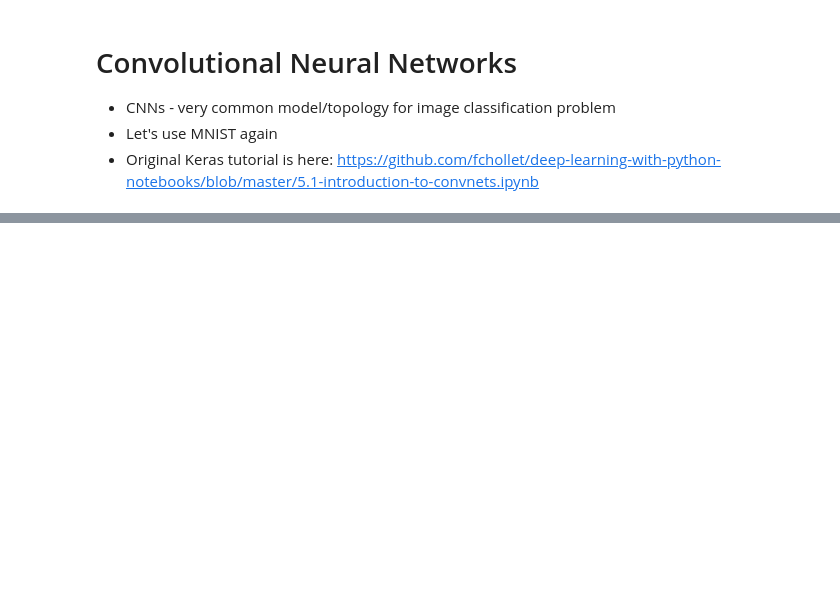
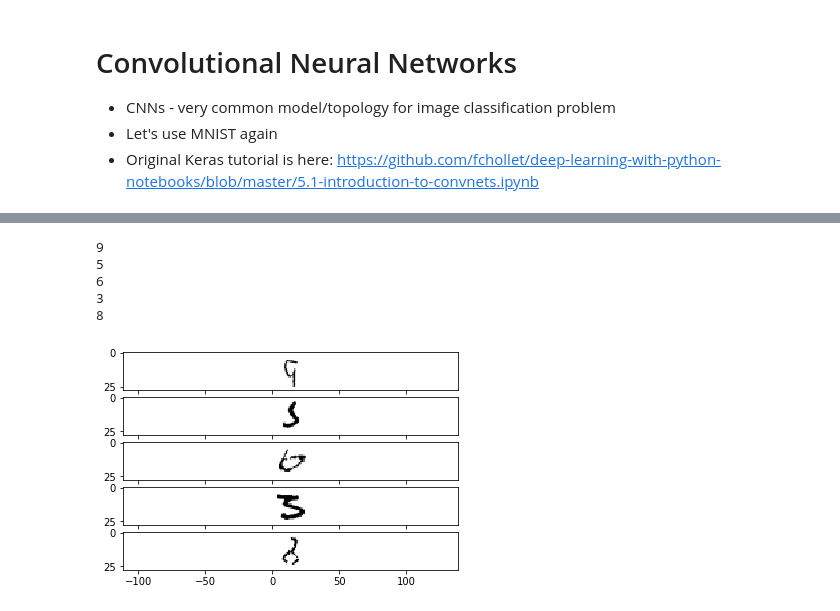
Before and after one commit to vakarpus/UWCC-ML410-Spring2018, a Jupyter notebook: demo04-MNIST-Keras-CNN.ipynb, the cells around one changed output, grey strips where cells are left out. Cells and saved outputs as stored; diff of their text form; code cells hidden in the pictures; blank space fills up the shorter version.

```diff
--- a/demo04-MNIST-Keras-CNN.ipynb
+++ b/demo04-MNIST-Keras-CNN.ipynb
@@ -97,7 +133,7 @@ for epoch in range(EPOCHS):
   for (batch, (images, labels)) in enumerate(dataset):
     train_loss, train_accuracy = model.train_on_batch(images, labels)
 
-    if batch % 10 == 0: print(batch, train_accuracy)
+    if batch % 10 == 0: print(batch, train_accuracy.numpy())
 
   # Here you can gather any metrics or adjust your training parameters
   print('Epoch #%d\t Loss: %.6f\tAccuracy: %.6f' % (epoch + 1, train_loss, train_accuracy))
@@ -106,0 +165,28 @@ print('\nTest Model \t\t Loss: %.6f\tAccuracy: %.6f' % (test_loss, test_acc))
+# %%
+import matplotlib.pyplot as plt
+%matplotlib inline
+
+np.set_printoptions(precision=2)
+np.set_printoptions(linewidth=1000)
+
+i=0
+maxi=5
+
+f, plot = plt.subplots(maxi, sharex=True, sharey=True)
+
+for img, label in zip(test_images, test_labels):
+    if i==maxi:
+        break
+    img1 = np.expand_dims(img, axis=0)
+    if np.argmax(model.predict(img1)) != np.argmax(label):
+        img = np.reshape(img, (28,28))
+        print(np.argmax(label))
+        plot[i].imshow(img, cmap="Greys")
+        i+=1
+# %% [output]
+9
+5
+6
+3
+8
+[figure, added]
```
Also changed, not shown: parts of 5 cells of this notebook, 5 other files.
